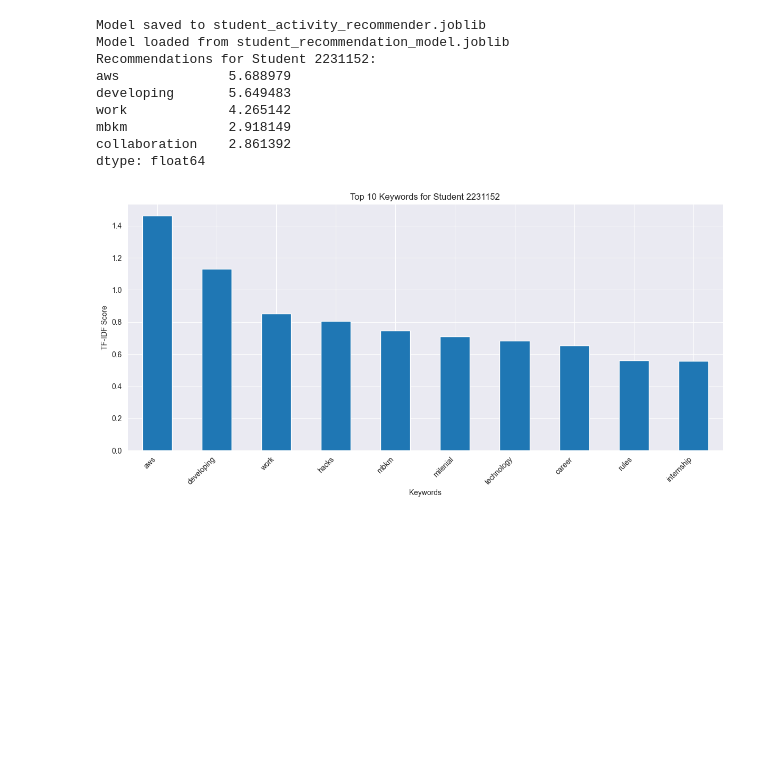
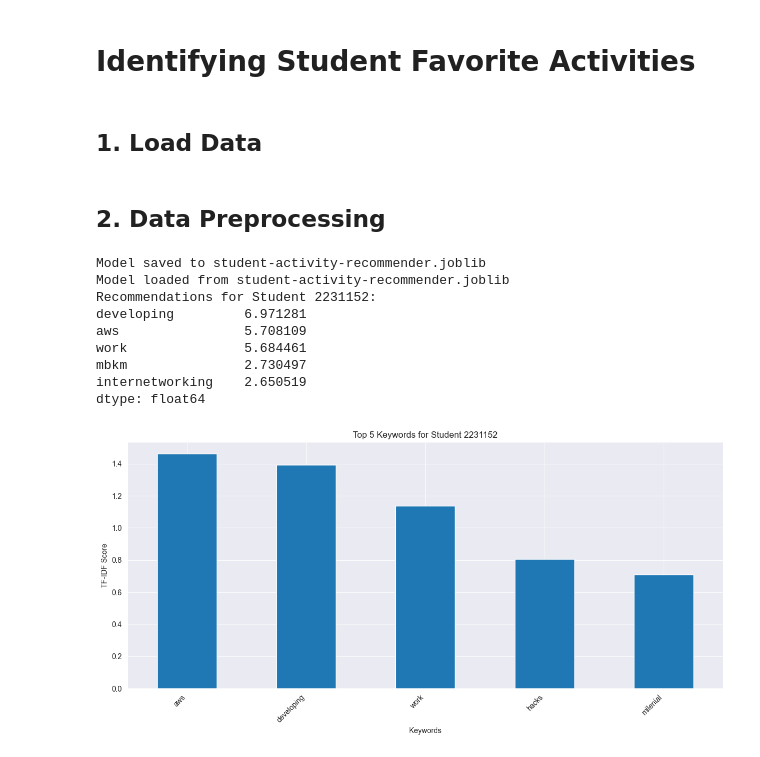
Before and after one commit to randyhg/test-profiler-ml, a Jupyter notebook: student-activity-recommender/student-activity-recommender.ipynb, the cells around one changed output. Drawn from its saved outputs; the diff is of its cells as text; code cells hidden in the pictures; blank space fills up the shorter version.

```diff
--- a/student-activity-recommender/student-activity-recommender.ipynb
+++ b/student-activity-recommender/student-activity-recommender.ipynb
@@ -6,0 +1,2 @@ from joblib import dump, load
+# %% [markdown]
+# Identifying Student Favorite Activities
@@ -7,5 +19,11 @@ from joblib import dump, load
+# %% [markdown]
+## 1. Load Data
+# %%
+data_mahasiswa=pd.read_csv("../MHS.csv")
+data_kegiatan=pd.read_csv("../SA.csv")
+# %% [markdown]
+## 2. Data Preprocessing
 # %%
-
 # Define custom stop words
 def get_custom_stop_words():
     return set([
@@ -15,18 +33,17 @@ def get_custom_stop_words():
         'ready', 'seminar', 'webinar', 'uib', 'local', 'national', 'international',
         'lokal', 'nasional', 'internasional', 'lgbt', 'series', 'club', 'meeting', 'conversation',
         'get', 'self', 'learning', 'skills', 'out', 'find', 'your', 'beginners', 'beginner', 'learn',
-        'course', 'fundamentals',
+        'course', 'fundamentals', 'pengembangan', 'kepribadian', 'how', 'rules', 'about', 'collaboration',
         # Indonesian stop words
         'yang', 'di', 'ke', 'dari', 'dalam', 'pada', 'dengan', 'dan', 'atau',
         # Bahasa Indonesia words
-        'ukm', 'merdeka', 'jam', 'belajar',
+        'ukm', 'merdeka', 'jam', 'belajar', 'sertifikasi', 'generasi',
         # Conjunctions
         'namun', 'tetapi', 'akan', 'serta', 'karena', 'sebab',
         # Numbers and years (generic removal)
         '2020', '2021', '2022', '2023', '2024',
         '0', '1', '2', '3', '4', '5', '6', '7', '8', '9',
         # Additional filtering
-        'kegiatan', 'mahasiswa', 'semester', 'tahun'
     ])
 
 # Fit TF-IDF model and create student profiles
@@ -83,7 +100,7 @@ def recommend_keywords(student_id, student_profiles, keywords, top_n=5):
     return student_keywords.head(top_n)
 
 # Visualize top keywords for a student
-def visualize_student_keywords(student_id, student_profiles, top_n=10):
+def visualize_student_keywords(student_id, student_profiles, top_n=5):
     try:
         top_keywords = recommend_keywords(student_id, student_profiles, None, top_n)
         plt.figure(figsize=(12, 6))
@@ -138,39 +155,39 @@ if __name__ == "__main__":
     student_similarity_df = recommendation_model['student_similarity_df']
 
     # Save the model
     save_model(recommendation_model, "student-activity-recommender.joblib")
 
     # Load the model
-    loaded_model = load_model("student_recommendation_model.joblib")
+    loaded_model = load_model("student-activity-recommender.joblib")
     loaded_model_components = loaded_model['model_components']
     loaded_student_similarity_df = loaded_model['student_similarity_df']
 
     # Example student ID
     student_id = 2231152
 
     # Recommend keywords for the student
     try:
         recommended_keywords = recommend_based_on_similar_students(
             student_id,
             loaded_student_similarity_df,
             loaded_model_components['student_profiles']
         )
         print(f"Recommendations for Student {student_id}:")
         print(recommended_keywords)
 
         # Visualize the student's keyword profile
         visualize_student_keywords(student_id, loaded_model_components['student_profiles'])
 
     except KeyError as e:
         print(e)
 # %% [output]
-Model saved to student_activity_recommender.joblib
-Model loaded from student_recommendation_model.joblib
+Model saved to student-activity-recommender.joblib
+Model loaded from student-activity-recommender.joblib
 Recommendations for Student 2231152:
-aws              5.688979
-developing       5.649483
-work             4.265142
-mbkm             2.918149
-collaboration    2.861392
+developing         6.971281
+aws                5.708109
+work               5.684461
+mbkm               2.730497
+internetworking    2.650519
 dtype: float64
-[figure, old version]
+[figure, new version]
```
Also changed, not shown: parts of 2 cells of this notebook, 1 other file.
